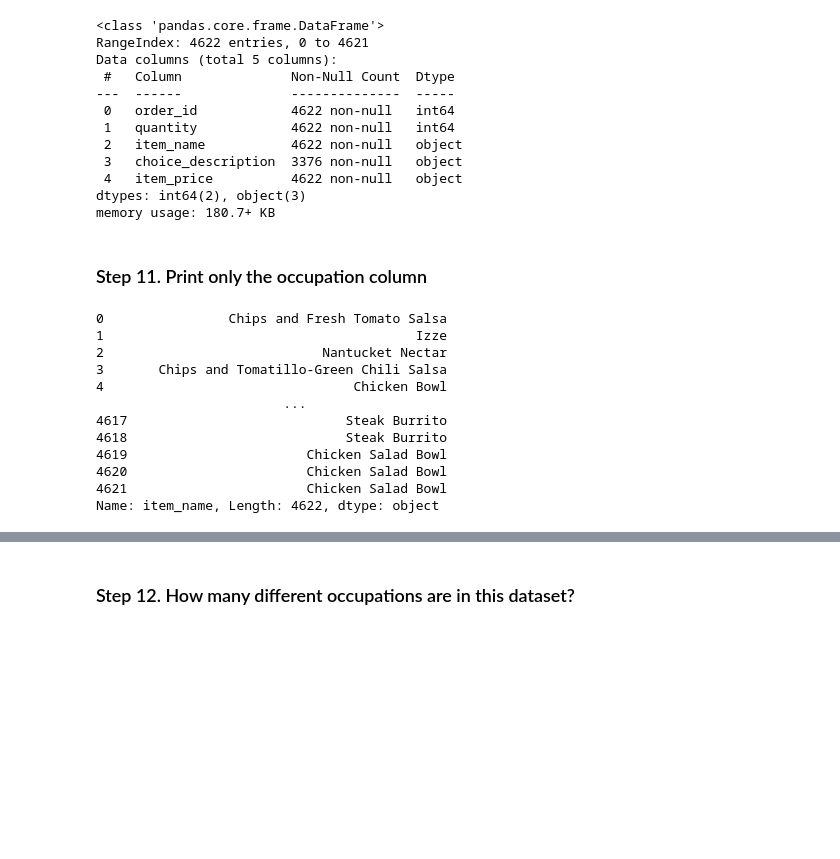
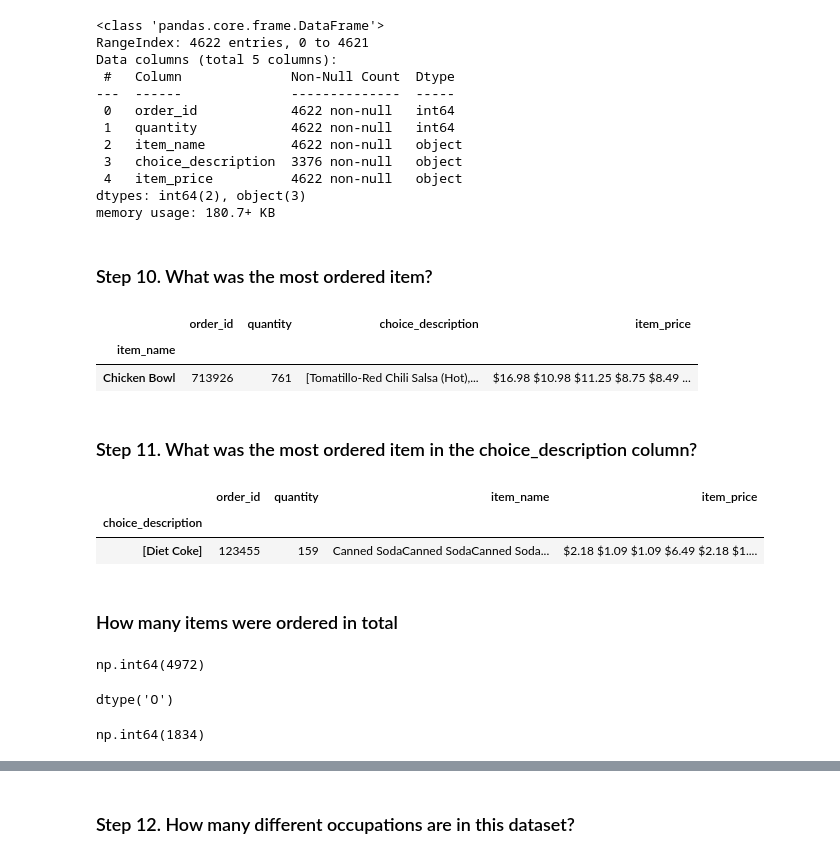
Before and after one commit to 254Bit/PythonPandasExercise, a Jupyter notebook: chiptole.ipynb, the cells around one changed output, grey strips where cells are left out. Drawn from its saved outputs; the diff is of its cells as text; code cells hidden in the pictures; blank space fills up the shorter version.

```diff
--- a/chiptole.ipynb
+++ b/chiptole.ipynb
@@ -100,20 +116,37 @@ Data columns (total 5 columns):
  4   item_price          4622 non-null   object
 dtypes: int64(2), object(3)
 memory usage: 180.7+ KB
+# %% [markdown]
+### Step 10. What was the most ordered item?
+# %%
+most_ordered=users.groupby('item_name')
+most_ordered= most_ordered.sum()
+most_ordered = most_ordered.sort_values(['quantity'], ascending=False)
+most_ordered.head(1)
+# %% [output]
+|  | order_id | quantity | choice_description | item_price |
+| item_name |  |  |  |  |
+| Chicken Bowl | 713926 | 761 | [Tomatillo-Red Chili Salsa (Hot),... | $16.98 $10.98 $11.25 $8.75 $8.49 ... |
 # %% [markdown]
-### Step 11. Print only the occupation column
+### Step 11. What was the most ordered item in the choice_description column?
-# %%
-users['item_name']
-# %% [output]
-0                Chips and Fresh Tomato Salsa
-1                                        Izze
-2                            Nantucket Nectar
-3       Chips and Tomatillo-Green Chili Salsa
-4                                Chicken Bowl
-                        ...
-4617                            Steak Burrito
-4618                            Steak Burrito
-4619                       Chicken Salad Bowl
-4620                       Chicken Salad Bowl
-4621                       Chicken Salad Bowl
-Name: item_name, Length: 4622, dtype: object
+# %%
+most_ordered=users.groupby('choice_description')
+most_ordered= most_ordered.sum()
+most_ordered = most_ordered.sort_values(['quantity'], ascending=False)
+most_ordered.head(1)
+# %% [output]
+|  | order_id | quantity | item_name | item_price |
+| choice_description |  |  |  |  |
+| [Diet Coke] | 123455 | 159 | Canned SodaCanned SodaCanned Soda... | $2.18 $1.09 $1.09 $6.49 $2.18 $1.... |
+# %% [markdown]
+### How many items were ordered in total
+# %%
+total_item_order = users.quantity.sum()
+total_item_order
+# %% [output]
+np.int64(4972)
+# %%
+# Check the price type
+users.item_price.dtype
+# %% [output]
+dtype('O')
@@ -119,0 +157,6 @@ Name: item_name, Length: 4622, dtype: object
+# %%
+# How many orders were made in the period
+orders = users.order_id.value_counts().count()
+orders
+# %% [output]
+np.int64(1834)
```
Also changed, not shown: parts of 8 cells of this notebook.
